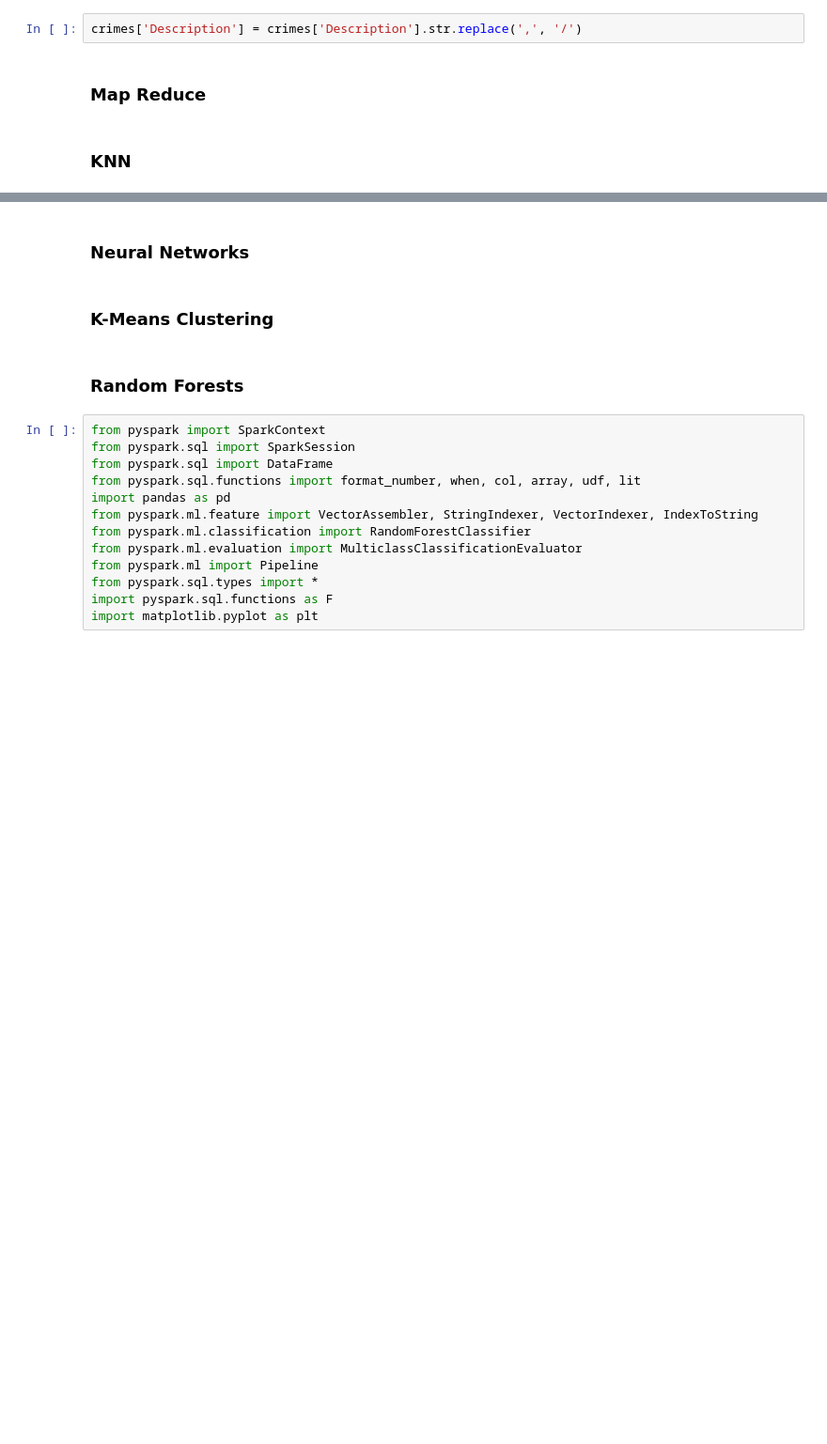
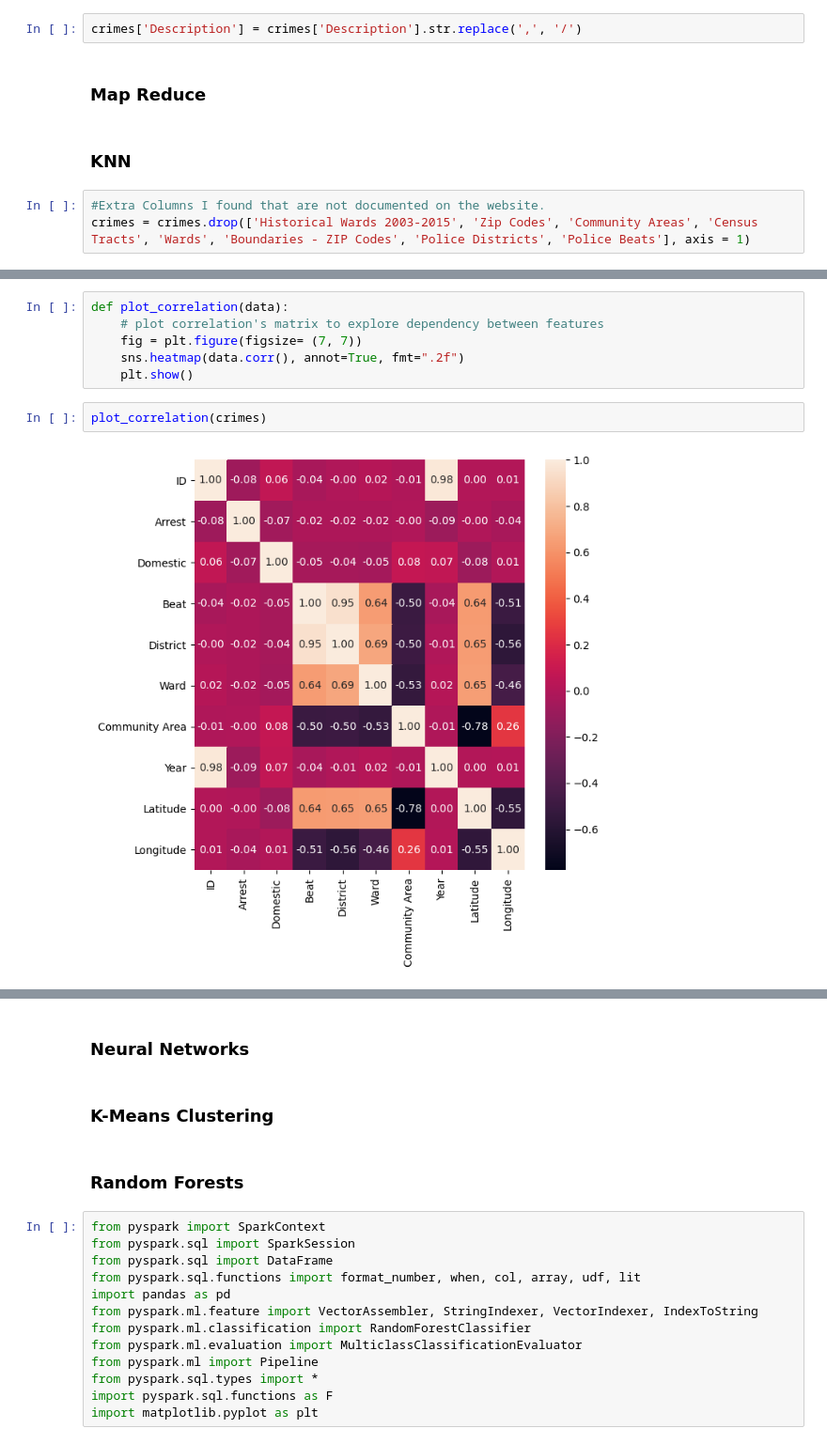
Before and after one commit to jimitbhalavat/CS435TermProject, a Jupyter notebook: TermProject.ipynb, the cells around one changed output, grey strips where cells are left out. Shown at 94% size. Cells and saved outputs as stored; diff of their text form; blank space fills up the shorter version.

```diff
--- a/TermProject.ipynb
+++ b/TermProject.ipynb
@@ -65,3 +66,6 @@ crimes['Description'] = crimes['Description'].str.replace(',', '/')
 ### Map Reduce
 # %% [markdown]
 ### KNN
+# %%
+#Extra Columns I found that are not documented on the website.
+crimes = crimes.drop(['Historical Wards 2003-2015', 'Zip Codes', 'Community Areas', 'Census Tracts', 'Wards', 'Boundaries - ZIP Codes', 'Police Districts', 'Police Beats'], axis = 1)
@@ -67,0 +80,10 @@ crimes['Description'] = crimes['Description'].str.replace(',', '/')
+# %%
+def plot_correlation(data):
+    # plot correlation's matrix to explore dependency between features
+    fig = plt.figure(figsize= (7, 7))
+    sns.heatmap(data.corr(), annot=True, fmt=".2f")
+    plt.show()
+# %%
+plot_correlation(crimes)
+# %% [output]
+[figure, added]
```
Also changed, not shown: parts of 11 cells of this notebook.
